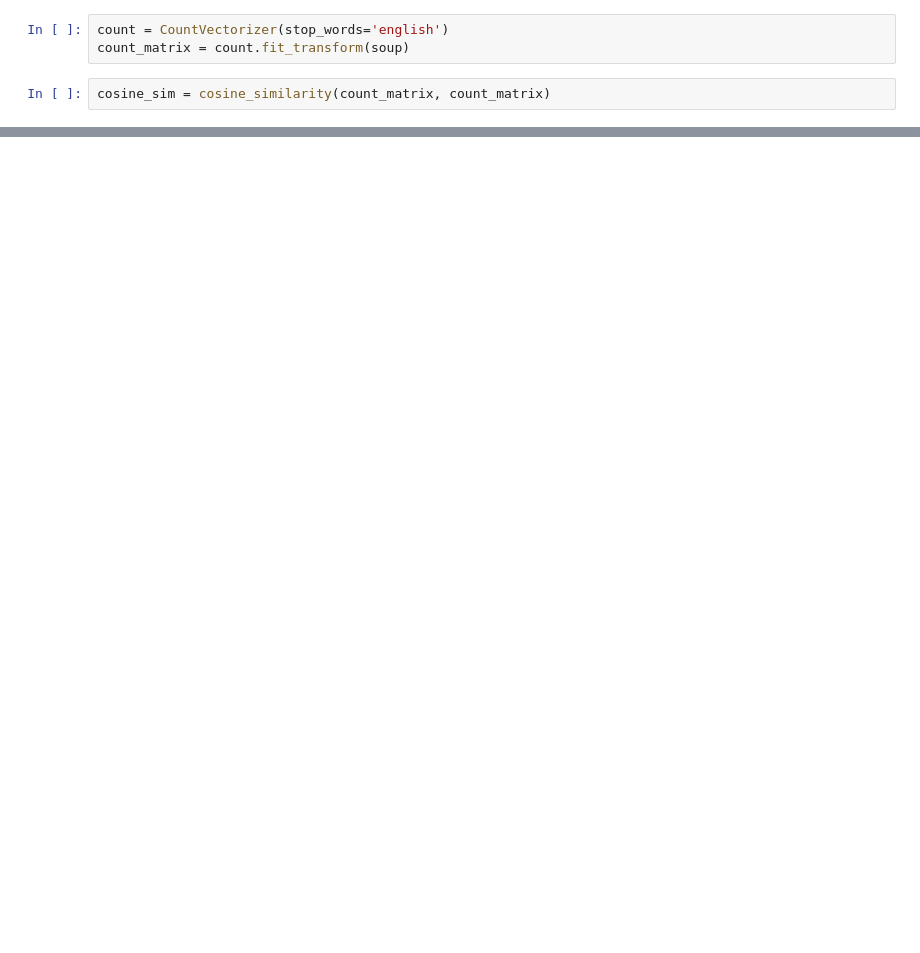
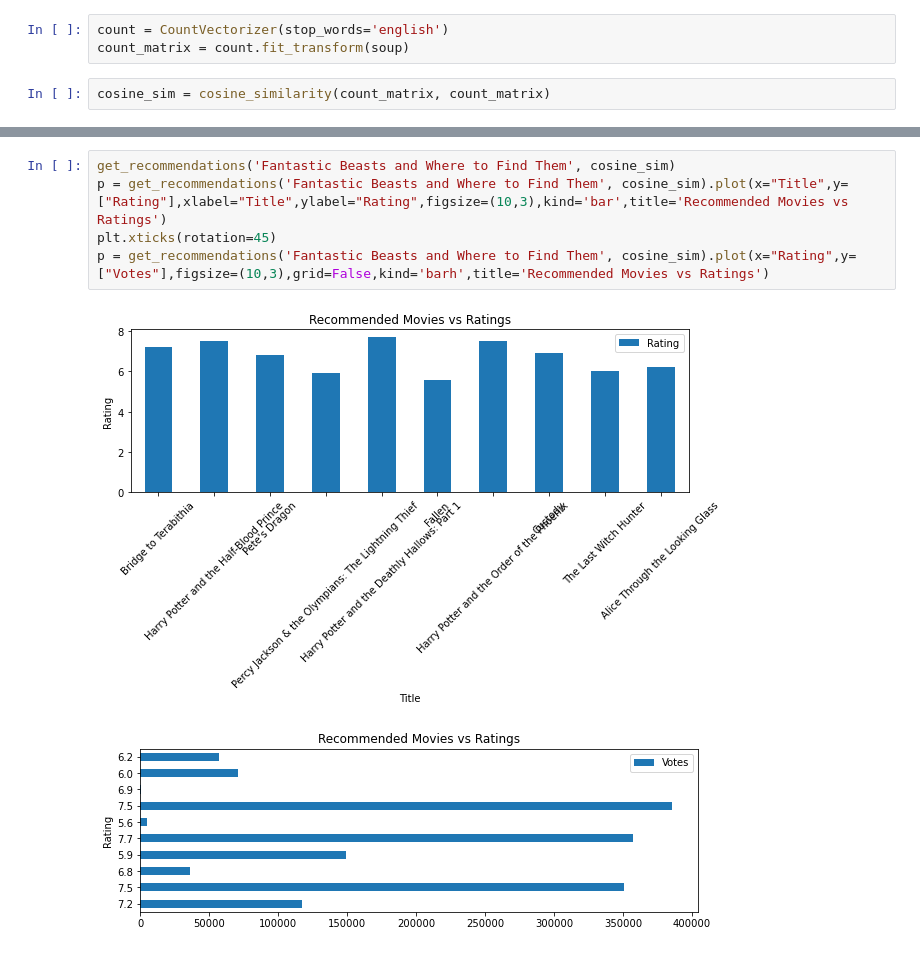
Before and after one commit to Tech-Matrix/WatchNext--Sentiment-analysis-based-recommendation-system, a Jupyter notebook: content_based_recommendation.ipynb, the cells around one changed output, grey strips where cells are left out. Drawn from its saved outputs; the diff is of its cells as text; blank space fills up the shorter version.

```diff
--- a/content_based_recommendation.ipynb
+++ b/content_based_recommendation.ipynb
@@ -69,0 +96,8 @@ Name: Title, dtype: object
+# %%
+get_recommendations('Fantastic Beasts and Where to Find Them', cosine_sim)
+p = get_recommendations('Fantastic Beasts and Where to Find Them', cosine_sim).plot(x="Title",y=["Rating"],xlabel="Title",ylabel="Rating",figsize=(10,3),kind='bar',title='Recommended Movies vs Ratings')
+plt.xticks(rotation=45)
+p = get_recommendations('Fantastic Beasts and Where to Find Them', cosine_sim).plot(x="Rating",y=["Votes"],figsize=(10,3),grid=False,kind='barh',title='Recommended Movies vs Ratings')
+# %% [output]
+[figure, added]
+[figure, added]
```
Also changed, not shown: parts of 11 cells of this notebook.
